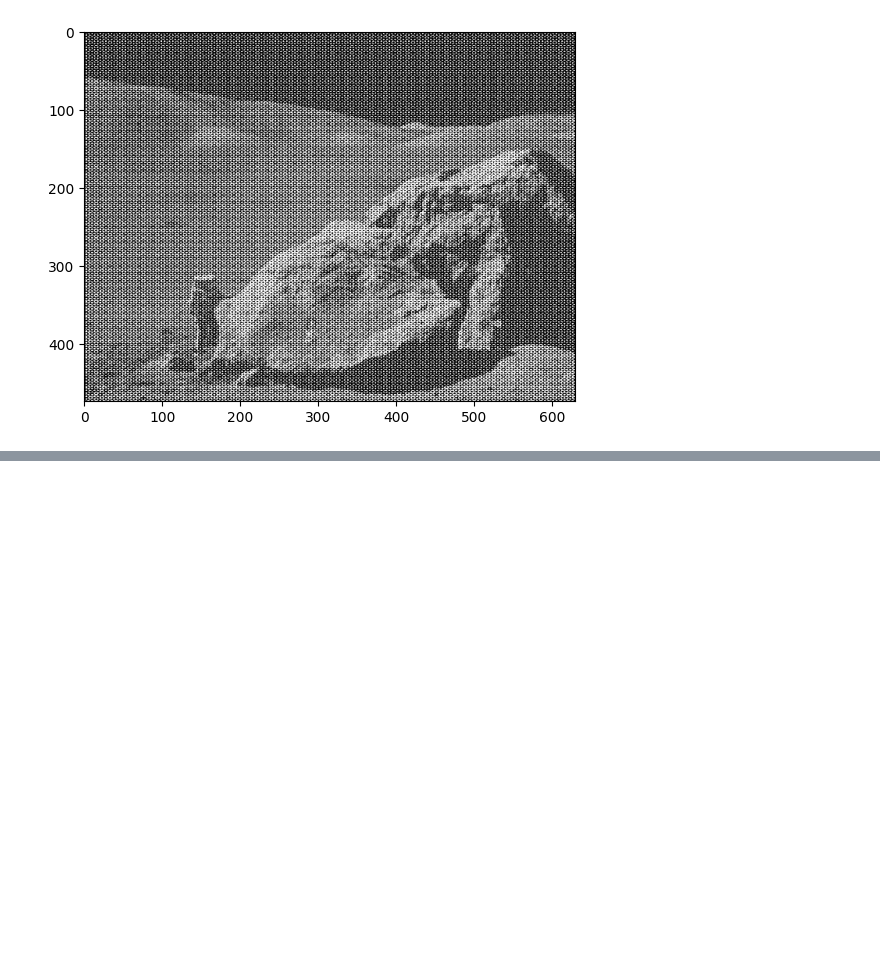
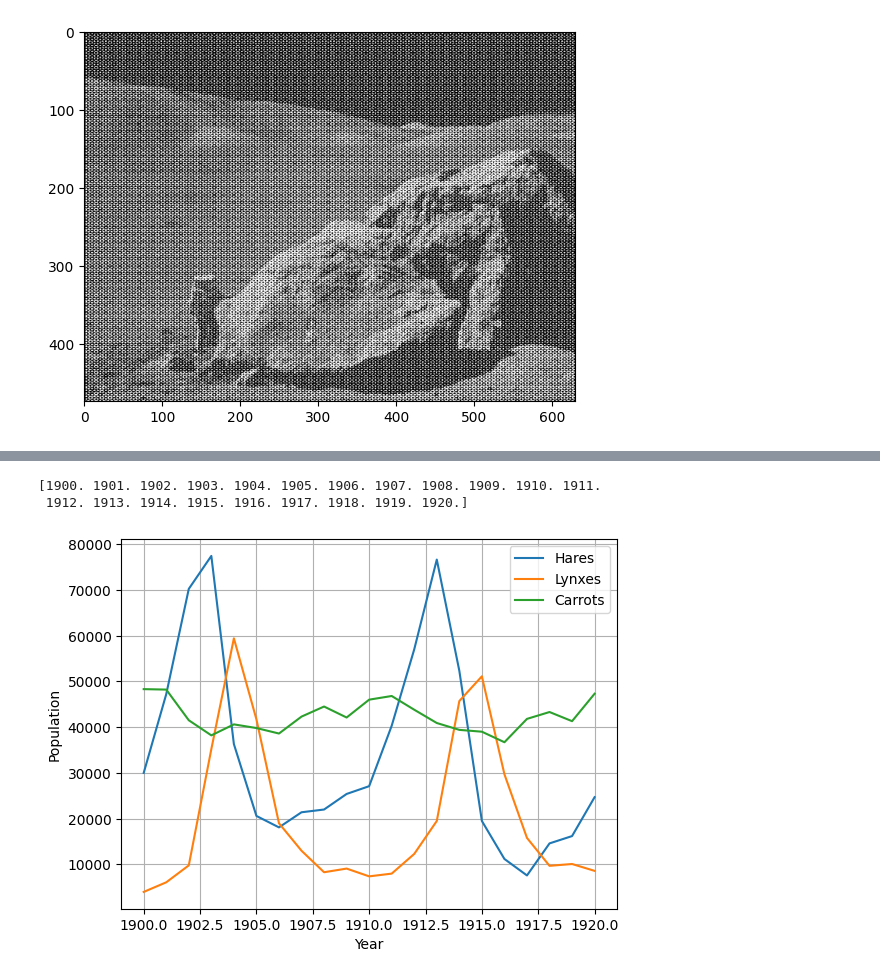
Before and after one commit to melissanespeque/LaboratoryOfComputationalPhysics_Y8, a Jupyter notebook: lcpastudies.ipynb, the cells around one changed output, grey strips where cells are left out. Drawn from its saved outputs; the diff is of its cells as text; code cells hidden in the pictures; blank space fills up the shorter version.

```diff
--- a/lcpastudies.ipynb
+++ b/lcpastudies.ipynb
@@ -463,0 +557,6 @@ F_sifted = fftpack.fftshift(F) #shift the zero frequency component to the center
+# %%
+import numpy as np
+import matplotlib.pyplot as plt
+
+data = np.loadtxt("populations.txt")
+print(data)
@@ -463,0 +581,17 @@ F_sifted = fftpack.fftshift(F) #shift the zero frequency component to the center
+# %%
+year, hares, lynxes, carrots = data.T
+print(year)
+# %% [output]
+[1900. 1901. 1902. 1903. 1904. 1905. 1906. 1907. 1908. 1909. 1910. 1911.
+ 1912. 1913. 1914. 1915. 1916. 1917. 1918. 1919. 1920.]
+# %%
+plt.plot(year, hares, label='Hares')
+plt.plot(year, lynxes, label='Lynxes')
+plt.plot(year, carrots, label='Carrots')
+plt.legend()
+plt.grid(True)
+plt.ylabel('Population')
+plt.xlabel('Year')
+plt.show()
+# %% [output]
+[figure, added]
```
Also changed, not shown: parts of 36 cells of this notebook.
